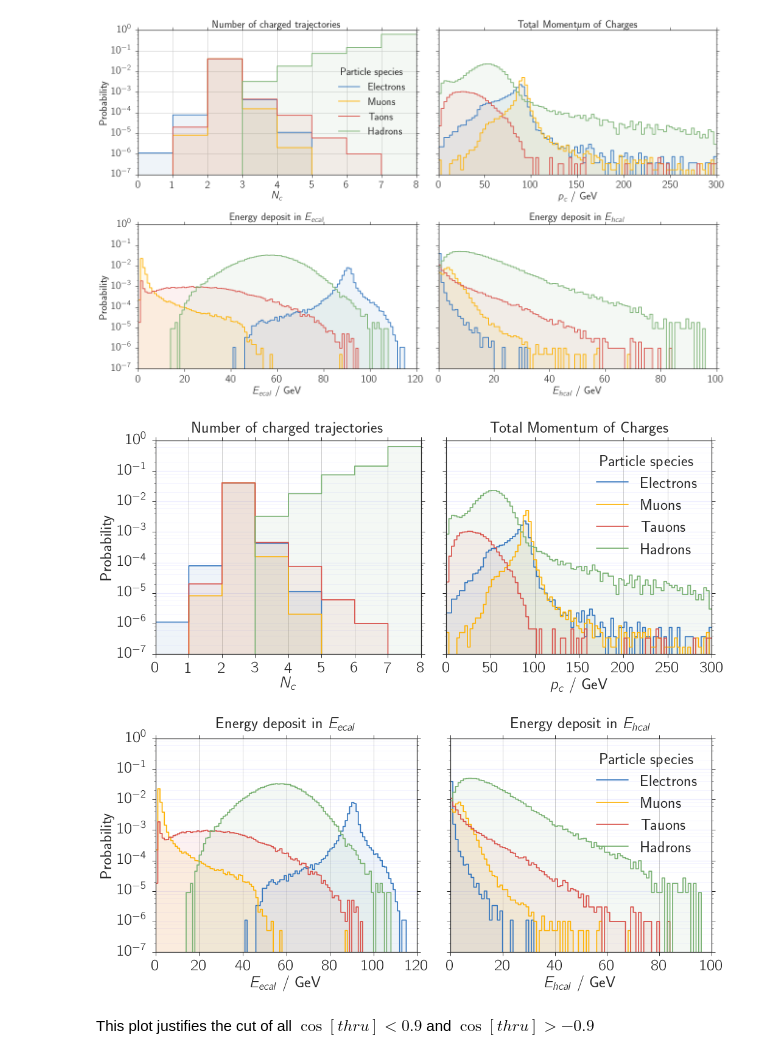
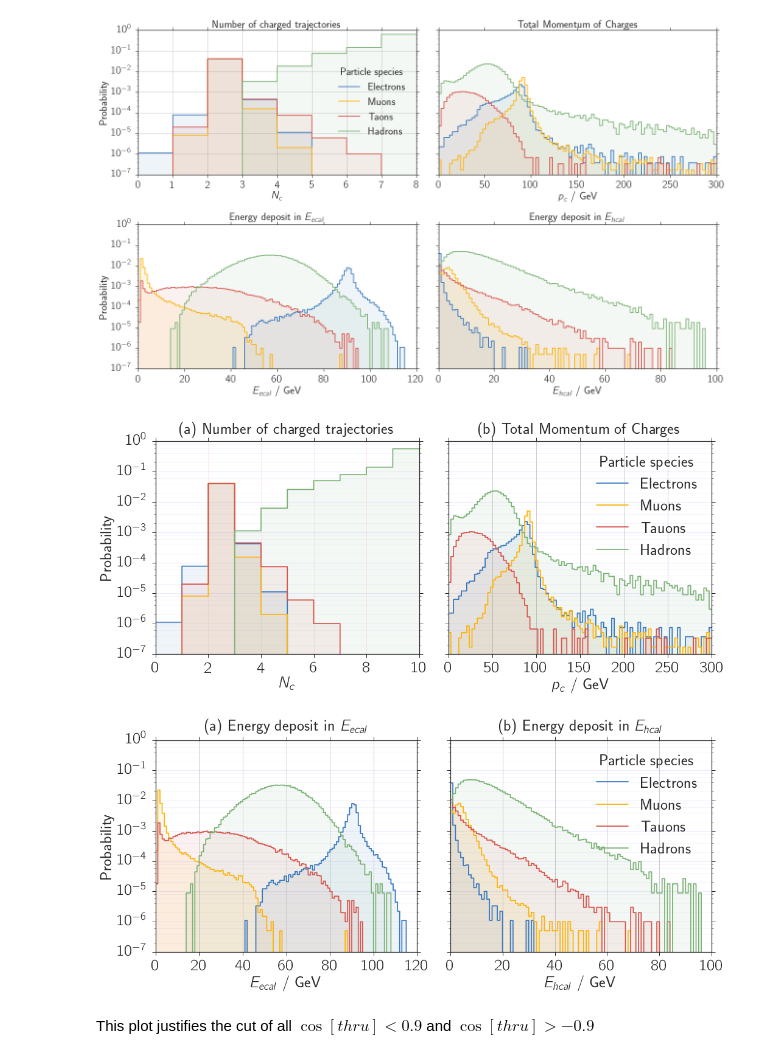
Before and after one commit to Bondzio/fp, a Jupyter notebook: Z0/analysis/Montecarlo_II_cuts.ipynb, the cells around one changed output. Cells and saved outputs as stored; diff of their text form; code cells hidden in the pictures.

```diff
--- a/Z0/analysis/Montecarlo_II_cuts.ipynb
+++ b/Z0/analysis/Montecarlo_II_cuts.ipynb
@@ -201,16 +201,20 @@ cond = lambda r: (r["cos_thru"] < 0.9) * (r["cos_thru"] >  -0.9)
 
 f, (ax1,ax2) = plt.subplots(1, 2, figsize = (15,7), sharey=True)
 gridalpha = 0.08
-sum_P("Ncharged",8,(0,8),ax1)
+sum_P("Ncharged",10,(0,10),ax1)
 #sum_P("Ncharged",8,(0,8),ax1,cond,style = ".")
-ax1.set_title("Number of charged trajectories",y=1.02)
+ax1.set_title("(a) Number of charged trajectories",y=1.02)
 ax1.set_xlabel("$N_c$")
 ax1.set_yscale("log", nonposy = "clip")
 ax1.set_ylim(1e-7,1)
+#ax1.set_xscale("log")
+#ax1.set_xlim(1,55)
 
 ax1.yaxis.grid(True,'minor',linewidth=0.5,color = "blue", alpha = gridalpha)
 ax1.yaxis.grid(True,'major',linewidth=1.2, color = "blue", alpha = gridalpha)
-ax1.xaxis.grid(True)
+
+ax1.xaxis.grid(True,'minor',linewidth=0.5,color = "red", alpha = gridalpha)
+ax1.xaxis.grid(True,'major',linewidth=1.2, color = "red", alpha = gridalpha)
 
 #ax1.legend(loc=5, title = "Particle species")
 ax1.set_ylabel("Probability")
@@ -218,7 +222,7 @@ ax1.set_ylabel("Probability")
 
 sum_P("Pcharged",100,(0,300),ax2)
 #sum_P("Pcharged",100,(0,300),ax2,cond,style = ".")
-ax2.set_title("Total Momentum of Charges",y=1.02)
+ax2.set_title("(b) Total Momentum of Charges",y=1.02)
 ax2.set_xlabel("$p_c$ / GeV")
 ax2.set_yscale("log")
 
@@ -232,37 +236,37 @@ plt.savefig("../figures/N_p_c.pdf")
 plt.show()
 
 f, (ax3,ax4) = plt.subplots(1, 2, figsize = (15,7), sharey=True)
 sum_P("E_ecal",120,(0,120),ax3)
 #sum_P("E_ecal",120,(0,120),ax3,cond,style = ".")
-ax3.set_title("Energy deposit in $E_{ecal}$",y=1.02)
+ax3.set_title("(a) Energy deposit in $E_{ecal}$",y=1.02)
 ax3.set_xlabel("$E_{ecal}$ / GeV")
 ax3.set_yscale("log")
 ax3.set_ylim(1e-7,1)
 
 ax3.yaxis.grid(True,'minor',linewidth=0.5,color = "blue", alpha = gridalpha)
 ax3.yaxis.grid(True,'major',linewidth=1.2, color = "blue", alpha = gridalpha)
 ax3.xaxis.grid(True)
 
 ax3.set_ylabel("Probability")
 #ax3.legend(loc=1, title = "Particle species")
 
 sum_P("E_hcal",100,(0,100),ax4)
 #sum_P("E_hcal",100,(0,100),ax4,cond,style= ".")
-ax4.set_title("Energy deposit in $E_{hcal}$",y=1.02)
+ax4.set_title("(b) Energy deposit in $E_{hcal}$",y=1.02)
 ax4.set_xlabel("$E_{hcal}$ / GeV")
 ax4.set_yscale("log")
 
 ax4.yaxis.grid(True,'minor',linewidth=0.5,color = "blue", alpha = gridalpha)
 ax4.yaxis.grid(True,'major',linewidth=1.2, color = "blue", alpha = gridalpha)
 ax4.xaxis.grid(True)
 
 #ax4.set_ylabel("Probability")
 ax4.legend(loc=1, title = "Particle species")
 plt.savefig("../figures/E_cal.pdf")
 plt.show()
 # %% [output]
-[figure, old version]
+[figure, new version]
-[figure, old version]
+[figure, new version]
 # %% [markdown]
 This plot justifies the cut of all $\cos [thru] < 0.9$ and  $\cos [thru] >  -0.9$
 # %%
```
Also changed, not shown: parts of 1 cell of this notebook, 4 other files.
